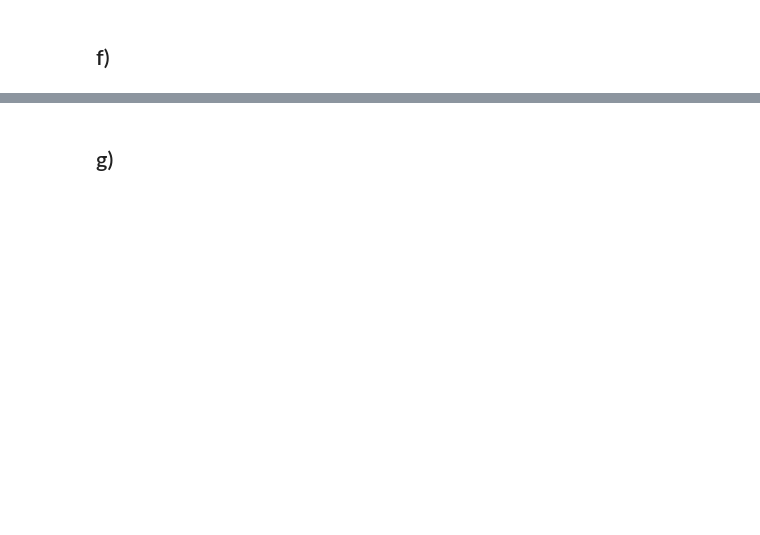
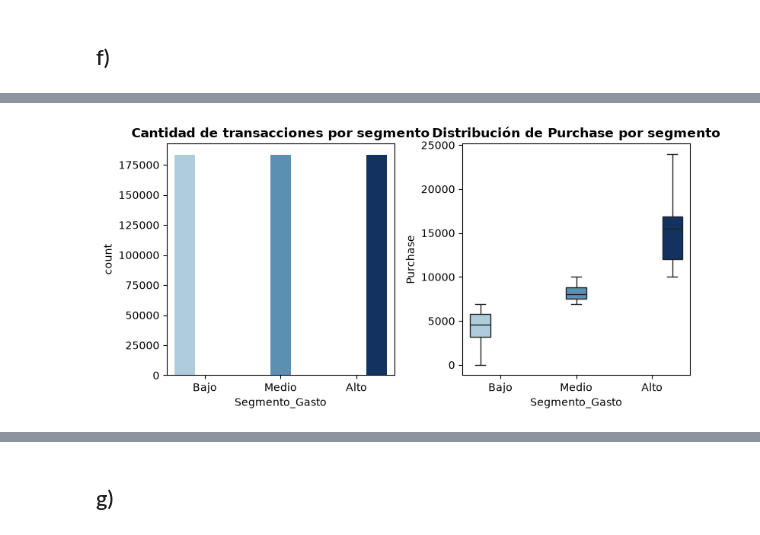
Before and after one commit to RafaelPigata/RP_blackfriday_sales_prediction, a Jupyter notebook: TP1.ipynb, the cells around one changed output, grey strips where cells are left out. Cells and saved outputs as stored; diff of their text form; code cells hidden in the pictures; blank space fills up the shorter version.

```diff
--- a/TP1.ipynb
+++ b/TP1.ipynb
@@ -1111,2 +1176,20 @@ Cuando el producto tiene las tres categorías presentes, el gasto medio es notab
 # %% [markdown]
 ## f)
+# %%
+data['Segmento_Gasto'] = pd.qcut(data['Purchase'], q=3, labels=['Bajo', 'Medio', 'Alto'])
+
+seg = data.groupby('Segmento_Gasto', observed=True)['Purchase'].agg(
+    n='count', minimo='min', media='mean', mediana='median', maximo='max'
+)
+display(seg)
+
+print('Género (% dentro del segmento):')
+display(pd.crosstab(data['Segmento_Gasto'], data['Gender'], normalize='index').round(3))
+
+print('Ciudad (% dentro del segmento):')
+display(pd.crosstab(data['Segmento_Gasto'], data['City_Category'], normalize='index').round(3))
+
+print('Top categorías en cada segmento:')
+for seg_name in ['Bajo', 'Medio', 'Alto']:
+    top = data.loc[data['Segmento_Gasto'] == seg_name, 'Product_Category_1'].value_counts(normalize=True).head(3)
+    print(f'  {seg_name}:', {int(k): round(v, 3) for k, v in top.items()})
@@ -1112,0 +1218,18 @@ Cuando el producto tiene las tres categorías presentes, el gasto medio es notab
+# %%
+data['Segmento_Gasto'] = pd.qcut(data['Purchase'], q=3, labels=['Bajo', 'Medio', 'Alto'])
+
+palette_segmento = {'Bajo': '#a6cee3', 'Medio': '#4c93c2', 'Alto': '#08306b'}
+
+fig, axes = plt.subplots(1, 2, figsize=(8, 4))
+
+sns.countplot(data=data, x='Segmento_Gasto', hue='Segmento_Gasto',
+              order=['Bajo', 'Medio', 'Alto'], palette=palette_segmento, legend=False, ax=axes[0])
+axes[0].set_title('Cantidad de transacciones por segmento', fontweight='bold')
+
+sns.boxplot(data=data, x='Segmento_Gasto', y='Purchase', hue='Segmento_Gasto',
+            order=['Bajo', 'Medio', 'Alto'], palette=palette_segmento, legend=False, ax=axes[1])
+axes[1].set_title('Distribución de Purchase por segmento', fontweight='bold')
+plt.tight_layout()
+plt.show()
+# %% [output]
+[figure, added]
```
Also changed, not shown: parts of 6 cells of this notebook.
